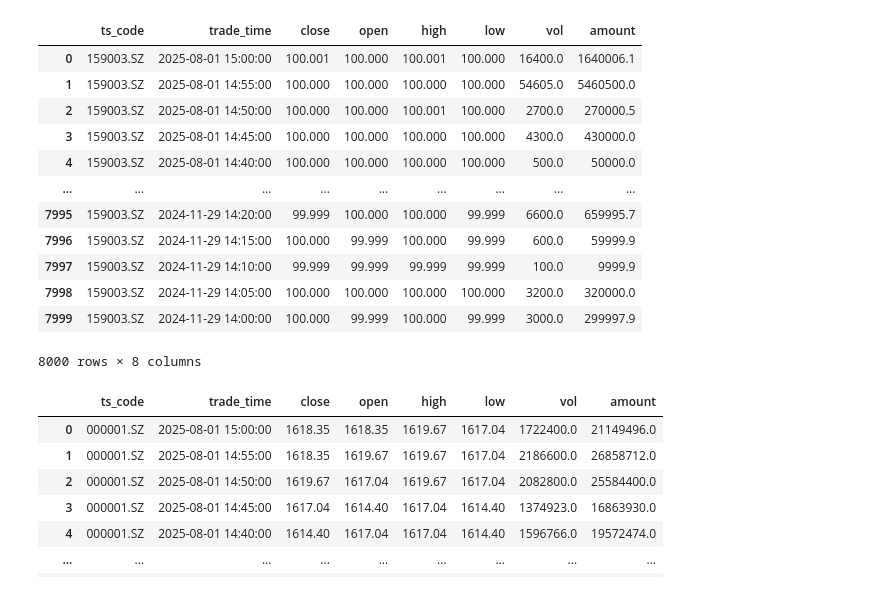
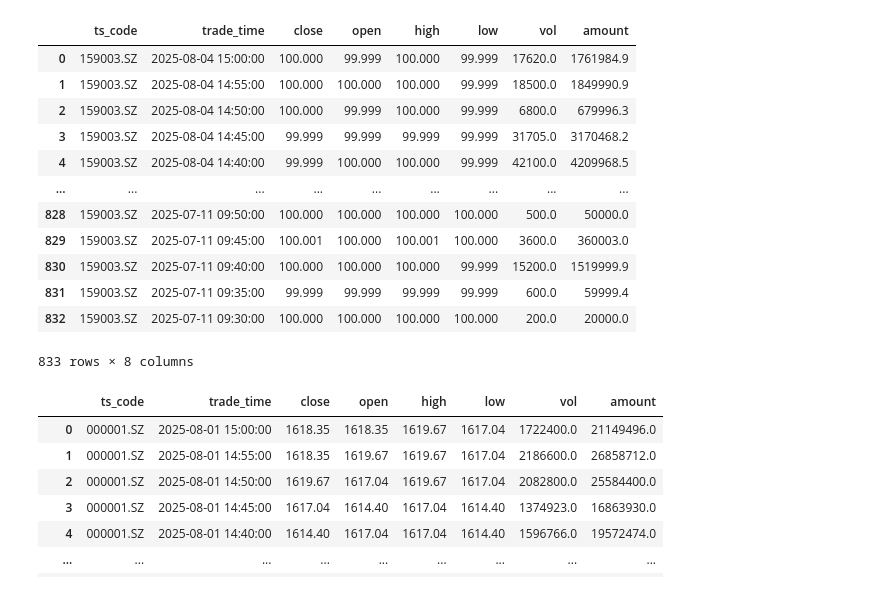
Before and after one commit to fffyyzhang/quant_data, a Jupyter notebook: jupyter/test.ipynb, the cells around one changed output. Drawn from its saved outputs; the diff is of its cells as text; code cells hidden in the pictures.

```diff
--- a/jupyter/test.ipynb
+++ b/jupyter/test.ipynb
@@ -9,22 +9,23 @@ import akshare as ak
 ts.set_token('b9b26e60eb1a7ffb3578ae28d43d113c63be23d63b13a9feea0340f4')  # 替换为实际Token
 pro = ts.pro_api()
 # %%
-df = ts.pro_bar(ts_code='159003.SZ', adj='hfq', start_date='20240701', end_date='20250803', freq='5min', asset='FD')
+df = ts.pro_bar(ts_code='159003.SZ', adj='hfq', start_date='20250711', end_date='20250805', freq='5min', asset='FD')
+
 df
 # %% [output]
 |  | ts_code | trade_time | close | open | high | low | vol | amount |
-| 0 | 159003.SZ | 2025-08-01 15:00:00 | 100.001 | 100.000 | 100.001 | 100.000 | 16400.0 | 1640006.1 |
-| 1 | 159003.SZ | 2025-08-01 14:55:00 | 100.000 | 100.000 | 100.000 | 100.000 | 54605.0 | 5460500.0 |
-| 2 | 159003.SZ | 2025-08-01 14:50:00 | 100.000 | 100.000 | 100.001 | 100.000 | 2700.0 | 270000.5 |
-| 3 | 159003.SZ | 2025-08-01 14:45:00 | 100.000 | 100.000 | 100.000 | 100.000 | 4300.0 | 430000.0 |
-| 4 | 159003.SZ | 2025-08-01 14:40:00 | 100.000 | 100.000 | 100.000 | 100.000 | 500.0 | 50000.0 |
+| 0 | 159003.SZ | 2025-08-04 15:00:00 | 100.000 | 99.999 | 100.000 | 99.999 | 17620.0 | 1761984.9 |
+| 1 | 159003.SZ | 2025-08-04 14:55:00 | 100.000 | 100.000 | 100.000 | 99.999 | 18500.0 | 1849990.9 |
+| 2 | 159003.SZ | 2025-08-04 14:50:00 | 100.000 | 99.999 | 100.000 | 99.999 | 6800.0 | 679996.3 |
+| 3 | 159003.SZ | 2025-08-04 14:45:00 | 99.999 | 99.999 | 99.999 | 99.999 | 31705.0 | 3170468.2 |
+| 4 | 159003.SZ | 2025-08-04 14:40:00 | 99.999 | 100.000 | 100.000 | 99.999 | 42100.0 | 4209968.5 |
 | ... | ... | ... | ... | ... | ... | ... | ... | ... |
-| 7995 | 159003.SZ | 2024-11-29 14:20:00 | 99.999 | 100.000 | 100.000 | 99.999 | 6600.0 | 659995.7 |
-| 7996 | 159003.SZ | 2024-11-29 14:15:00 | 100.000 | 99.999 | 100.000 | 99.999 | 600.0 | 59999.9 |
-| 7997 | 159003.SZ | 2024-11-29 14:10:00 | 99.999 | 99.999 | 99.999 | 99.999 | 100.0 | 9999.9 |
-| 7998 | 159003.SZ | 2024-11-29 14:05:00 | 100.000 | 100.000 | 100.000 | 100.000 | 3200.0 | 320000.0 |
-| 7999 | 159003.SZ | 2024-11-29 14:00:00 | 100.000 | 99.999 | 100.000 | 99.999 | 3000.0 | 299997.9 |
+| 828 | 159003.SZ | 2025-07-11 09:50:00 | 100.000 | 100.000 | 100.000 | 100.000 | 500.0 | 50000.0 |
+| 829 | 159003.SZ | 2025-07-11 09:45:00 | 100.001 | 100.000 | 100.001 | 100.000 | 3600.0 | 360003.0 |
+| 830 | 159003.SZ | 2025-07-11 09:40:00 | 100.000 | 100.000 | 100.000 | 99.999 | 15200.0 | 1519999.9 |
+| 831 | 159003.SZ | 2025-07-11 09:35:00 | 99.999 | 99.999 | 99.999 | 99.999 | 600.0 | 59999.4 |
+| 832 | 159003.SZ | 2025-07-11 09:30:00 | 100.000 | 100.000 | 100.000 | 100.000 | 200.0 | 20000.0 |
-8000 rows × 8 columns
+833 rows × 8 columns
 # %%
 df = ts.pro_bar(ts_code='000001.SZ', adj='hfq', start_date='20240701', end_date='20250803',freq='5min',asset='E')
 df
```
Also changed, not shown: 1 other file.
